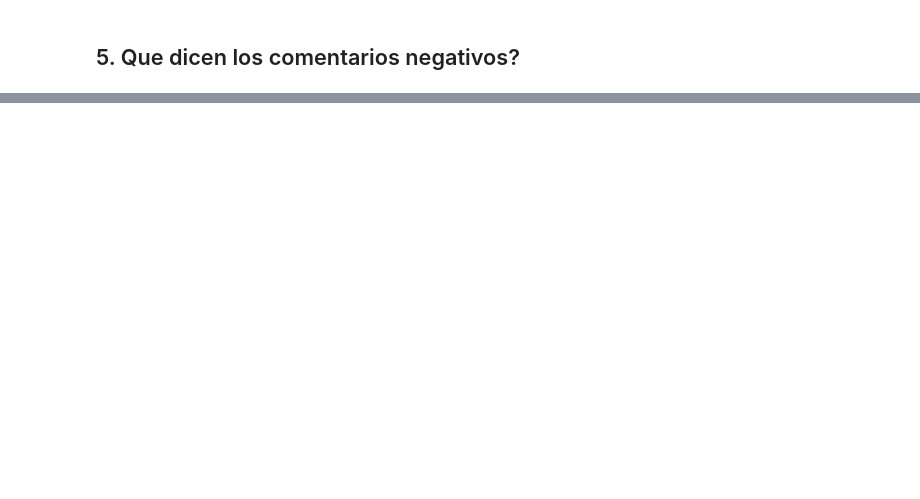
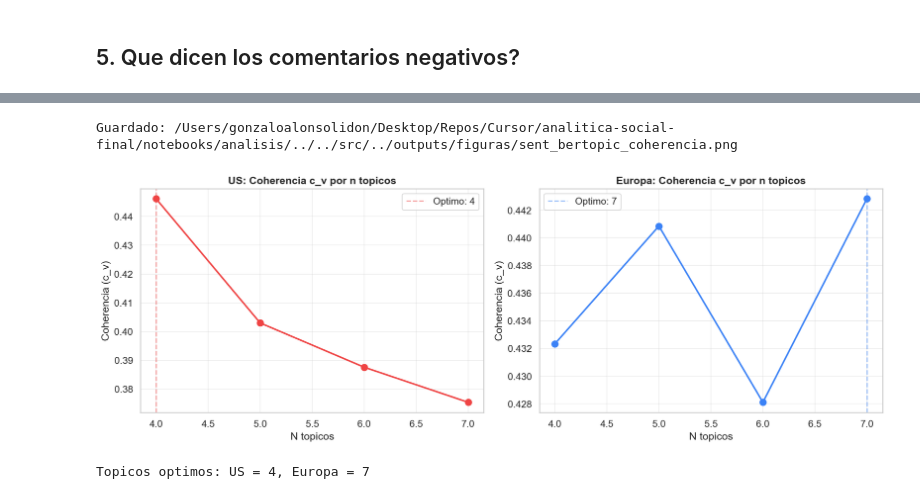
Before and after one commit to GonAlonsoLid/analitica-social-final, a Jupyter notebook: notebooks/analisis/03_analisis_sentimiento.ipynb, the cells around one changed output, grey strips where cells are left out. Saved outputs shown, nothing was run; the diff lists cells and outputs as text; code cells hidden in the pictures; blank space fills up the shorter version.

```diff
--- a/notebooks/analisis/03_analisis_sentimiento.ipynb
+++ b/notebooks/analisis/03_analisis_sentimiento.ipynb
@@ -440,0 +608,32 @@ Topicos guardados en outputs/tablas/
+# %%
+# Curva de coherencia
+fig, axes = plt.subplots(1, 2, figsize=(14, 5))
+
+ns_us = sorted(coherences_us.keys())
+vals_us = [coherences_us[n] for n in ns_us]
+axes[0].plot(ns_us, vals_us, "o-", color="#EF4444", linewidth=2, markersize=8)
+axes[0].axvline(opt_us, color="#EF4444", linestyle="--", alpha=0.5, label=f"Optimo: {opt_us}")
+axes[0].set_title("US: Coherencia c_v por n topicos", fontweight="bold")
+axes[0].set_xlabel("N topicos")
+axes[0].set_ylabel("Coherencia (c_v)")
+axes[0].legend()
+axes[0].grid(True, alpha=0.3)
+
+ns_eu = sorted(coherences_eu.keys())
+vals_eu = [coherences_eu[n] for n in ns_eu]
+axes[1].plot(ns_eu, vals_eu, "o-", color="#3B82F6", linewidth=2, markersize=8)
+axes[1].axvline(opt_eu, color="#3B82F6", linestyle="--", alpha=0.5, label=f"Optimo: {opt_eu}")
+axes[1].set_title("Europa: Coherencia c_v por n topicos", fontweight="bold")
+axes[1].set_xlabel("N topicos")
+axes[1].set_ylabel("Coherencia (c_v)")
+axes[1].legend()
+axes[1].grid(True, alpha=0.3)
+
+plt.tight_layout()
+save_fig(fig, "sent_bertopic_coherencia")
+plt.show()
+print(f"Topicos optimos: US = {opt_us}, Europa = {opt_eu}")
+# %% [output]
+Guardado: /Users/gonzaloalonsolidon/Desktop/Repos/Cursor/analitica-social-final/notebooks/analisis/../../src/../outputs/figuras/sent_bertopic_coherencia.png
+[figure, added]
+Topicos optimos: US = 4, Europa = 7
```
Also changed, not shown: parts of 45 cells of this notebook, 56 other files.
